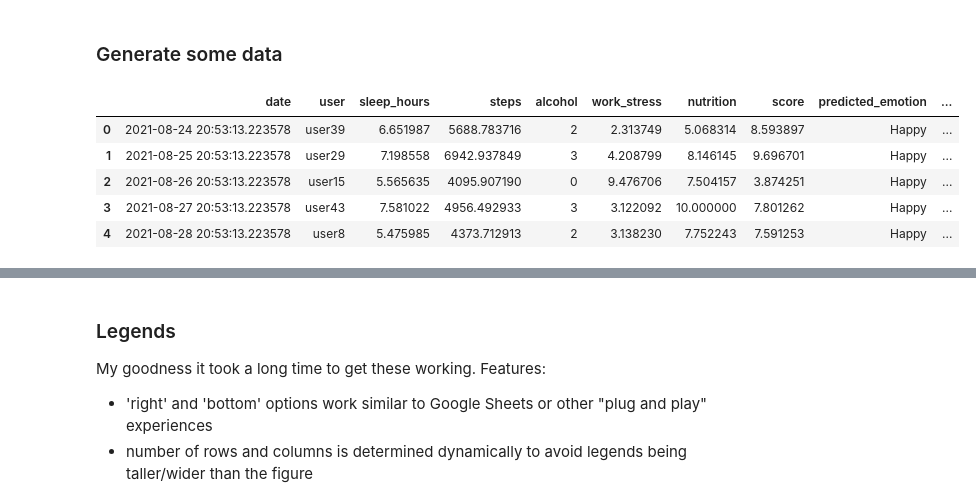
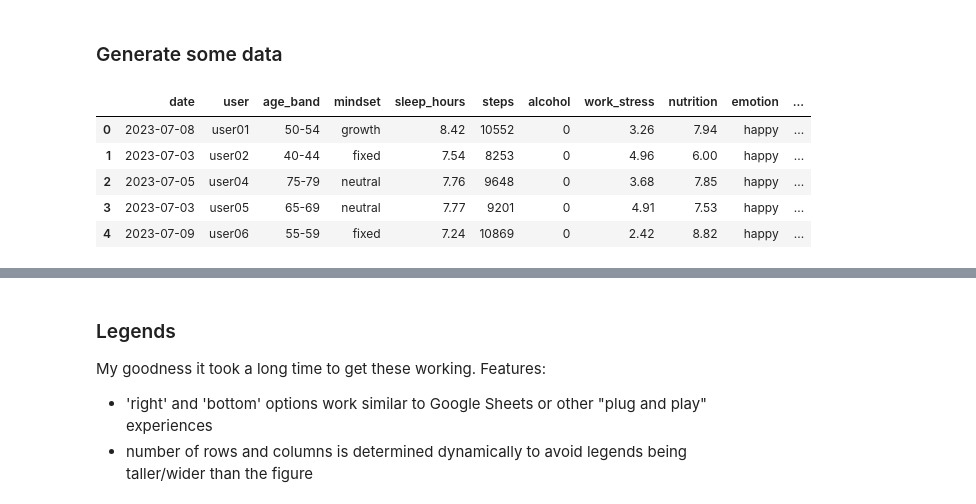
Before and after one commit to alextgould/lazychart, a Jupyter notebook: examples/demo_usage.ipynb, the cells around one changed output, grey strips where cells are left out. Saved outputs shown, nothing was run; the diff lists cells and outputs as text; code cells hidden in the pictures.

```diff
--- a/examples/demo_usage.ipynb
+++ b/examples/demo_usage.ipynb
@@ -36,15 +36,19 @@ cm = ChartMonkey()
 ### Generate some data
 # %%
 # object oriented approach
-df = cm.example_data(n=1461)
+from example_data import example_data
+
+df = example_data()
+
+#df = cm.example_data(n=1461)
 display(df.head())
 
 # most charts will use this same data - so make it sticky
 cm.sticky(data=df)
 # %% [output]
-|  | date | user | sleep_hours | steps | alcohol | work_stress | nutrition | score | predicted_emotion | ... |
-| 0 | 2021-08-24 20:53:13.223578 | user39 | 6.651987 | 5688.783716 | 2 | 2.313749 | 5.068314 | 8.593897 | Happy | ... |
-| 1 | 2021-08-25 20:53:13.223578 | user29 | 7.198558 | 6942.937849 | 3 | 4.208799 | 8.146145 | 9.696701 | Happy | ... |
-| 2 | 2021-08-26 20:53:13.223578 | user15 | 5.565635 | 4095.907190 | 0 | 9.476706 | 7.504157 | 3.874251 | Happy | ... |
-| 3 | 2021-08-27 20:53:13.223578 | user43 | 7.581022 | 4956.492933 | 3 | 3.122092 | 10.000000 | 7.801262 | Happy | ... |
-| 4 | 2021-08-28 20:53:13.223578 | user8 | 5.475985 | 4373.712913 | 2 | 3.138230 | 7.752243 | 7.591253 | Happy | ... |
+|  | date | user | age_band | mindset | sleep_hours | steps | alcohol | work_stress | nutrition | emotion | ... |
+| 0 | 2023-07-08 | user01 | 50-54 | growth | 8.42 | 10552 | 0 | 3.26 | 7.94 | happy | ... |
+| 1 | 2023-07-03 | user02 | 40-44 | fixed | 7.54 | 8253 | 0 | 4.96 | 6.00 | happy | ... |
+| 2 | 2023-07-05 | user04 | 75-79 | neutral | 7.76 | 9648 | 0 | 3.68 | 7.85 | happy | ... |
+| 3 | 2023-07-03 | user05 | 65-69 | neutral | 7.77 | 9201 | 0 | 4.91 | 7.53 | happy | ... |
+| 4 | 2023-07-09 | user06 | 55-59 | fixed | 7.24 | 10869 | 0 | 2.42 | 8.82 | happy | ... |
```
Also changed, not shown: parts of 16 cells of this notebook, 3 other files.
